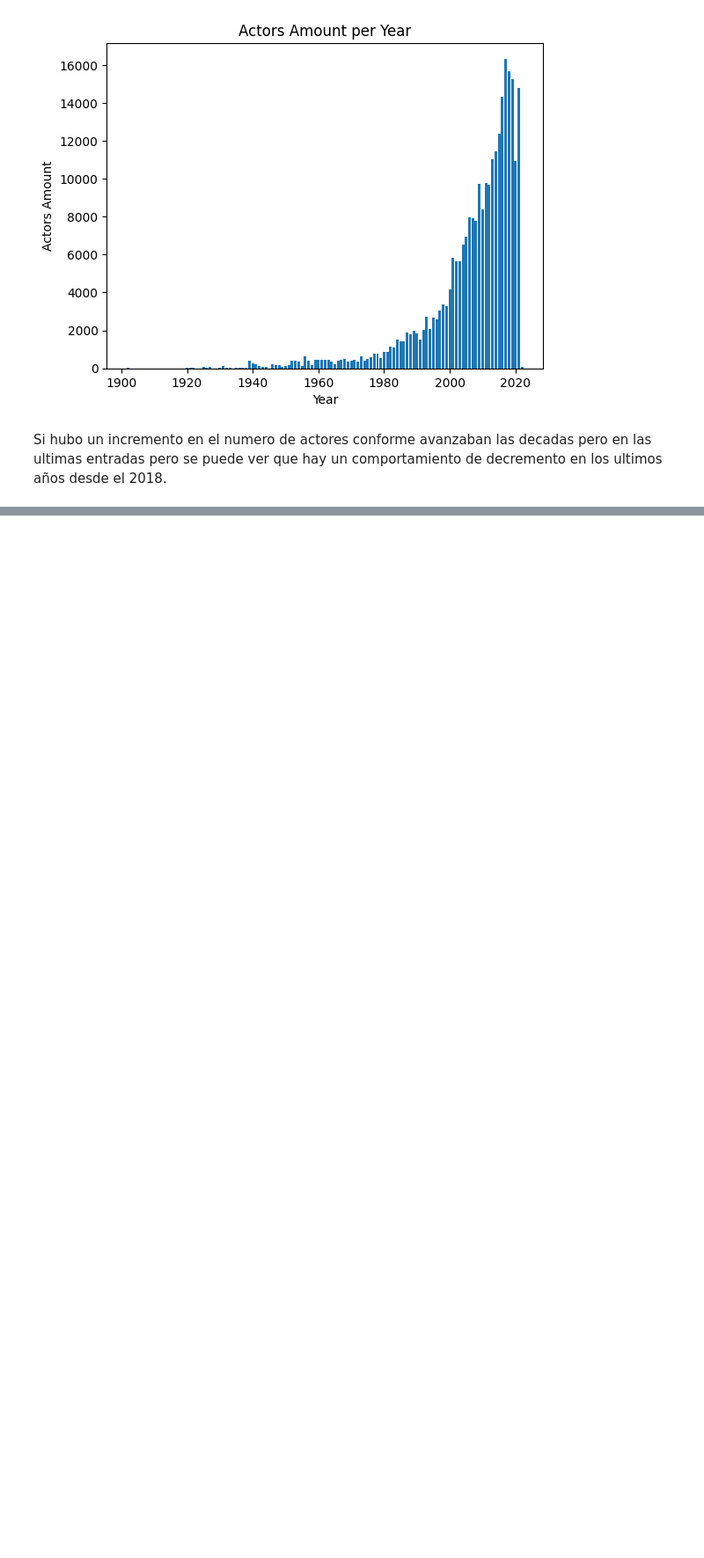
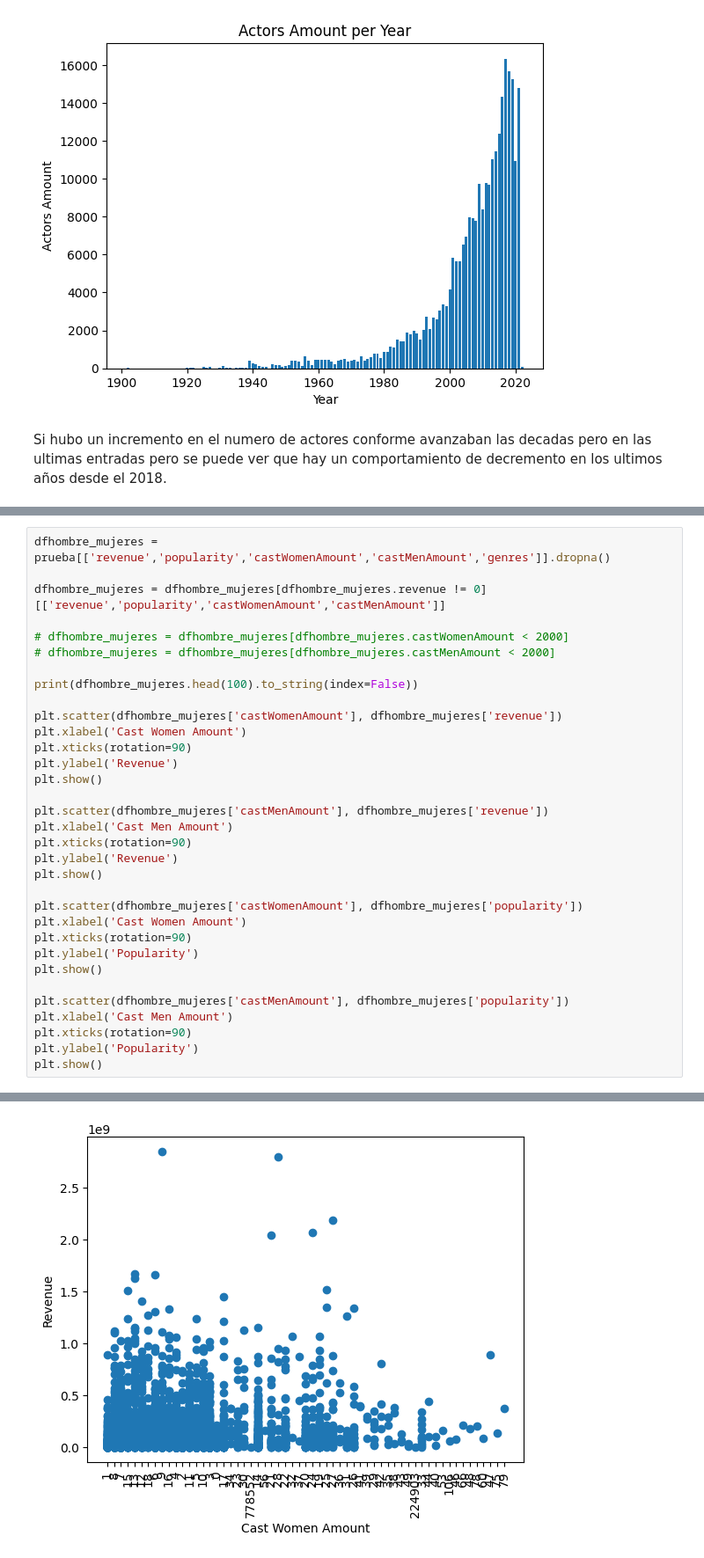
Before and after one commit to her20053/Mineria-de-datos, a Jupyter notebook: HT1 Analisis Exploratorio/HT1.ipynb, the cells around one changed output, grey strips where cells are left out. Shown: that part at 88% size. Drawn from its saved outputs; the diff is of its cells as text; blank space fills up the shorter version.

```diff
--- a/HT1 Analisis Exploratorio/HT1.ipynb
+++ b/HT1 Analisis Exploratorio/HT1.ipynb
@@ -331,0 +341,34 @@ Si hubo un incremento en el numero de actores conforme avanzaban las decadas per
+# %%
+dfhombre_mujeres = prueba[['revenue','popularity','castWomenAmount','castMenAmount','genres']].dropna()
+
+dfhombre_mujeres = dfhombre_mujeres[dfhombre_mujeres.revenue != 0][['revenue','popularity','castWomenAmount','castMenAmount']]
+
+# dfhombre_mujeres = dfhombre_mujeres[dfhombre_mujeres.castWomenAmount < 2000]
+# dfhombre_mujeres = dfhombre_mujeres[dfhombre_mujeres.castMenAmount < 2000]
+
+print(dfhombre_mujeres.head(100).to_string(index=False))
+
+plt.scatter(dfhombre_mujeres['castWomenAmount'], dfhombre_mujeres['revenue'])
+plt.xlabel('Cast Women Amount')
+plt.xticks(rotation=90)
+plt.ylabel('Revenue')
+plt.show()
+
+plt.scatter(dfhombre_mujeres['castMenAmount'], dfhombre_mujeres['revenue'])
+plt.xlabel('Cast Men Amount')
+plt.xticks(rotation=90)
+plt.ylabel('Revenue')
+plt.show()
+
+plt.scatter(dfhombre_mujeres['castWomenAmount'], dfhombre_mujeres['popularity'])
+plt.xlabel('Cast Women Amount')
+plt.xticks(rotation=90)
+plt.ylabel('Popularity')
+plt.show()
+
+plt.scatter(dfhombre_mujeres['castMenAmount'], dfhombre_mujeres['popularity'])
+plt.xlabel('Cast Men Amount')
+plt.xticks(rotation=90)
+plt.ylabel('Popularity')
+plt.show()
+# %% [output]
@@ -331,0 +392 @@ Si hubo un incremento en el numero de actores conforme avanzaban las decadas per
+[figure, added]
```
Also changed, not shown: parts of 32 cells of this notebook, 1 other file.
